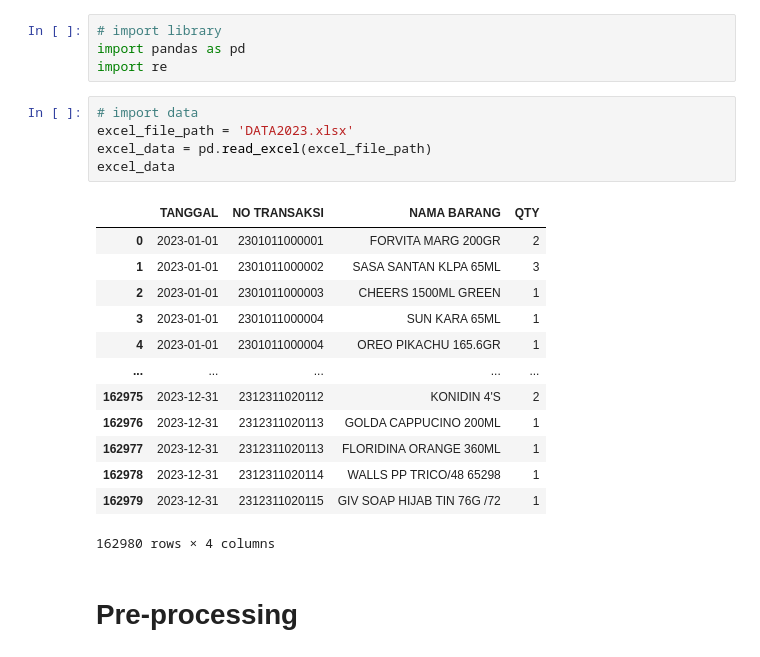
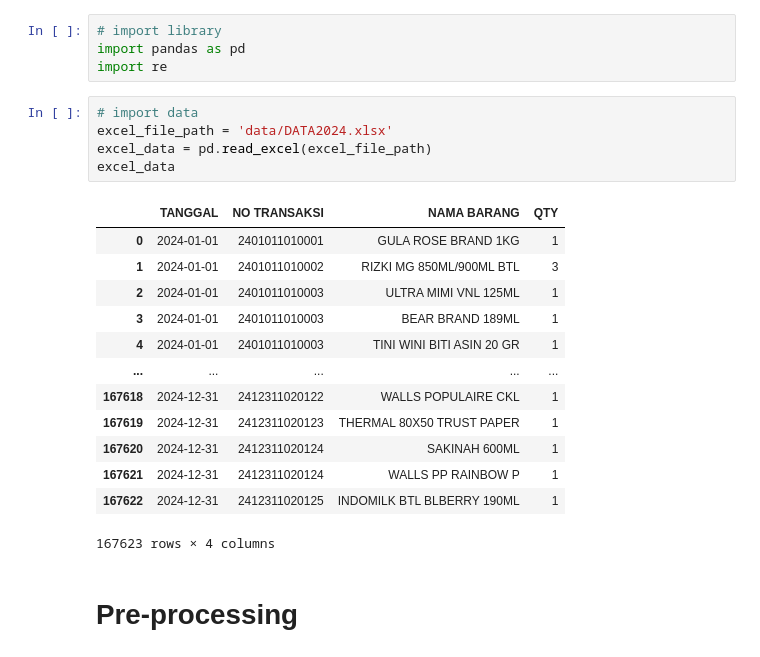
Before and after one commit to nadinealiyah/sakinah-mart, a Jupyter notebook: preprocessing_data.ipynb, the cells around one changed output. Cells and saved outputs as stored; diff of their text form.

```diff
--- a/preprocessing_data.ipynb
+++ b/preprocessing_data.ipynb
@@ -4,23 +4,23 @@ import pandas as pd
 import re
 # %%
 # import data
-excel_file_path = 'DATA2023.xlsx'
+excel_file_path = 'data/DATA2024.xlsx'
 excel_data = pd.read_excel(excel_file_path)
 excel_data
 # %% [output]
 |  | TANGGAL | NO TRANSAKSI | NAMA BARANG | QTY |
-| 0 | 2023-01-01 | 2301011000001 | FORVITA MARG 200GR | 2 |
-| 1 | 2023-01-01 | 2301011000002 | SASA SANTAN KLPA 65ML | 3 |
-| 2 | 2023-01-01 | 2301011000003 | CHEERS 1500ML GREEN | 1 |
-| 3 | 2023-01-01 | 2301011000004 | SUN KARA 65ML | 1 |
-| 4 | 2023-01-01 | 2301011000004 | OREO PIKACHU 165.6GR | 1 |
+| 0 | 2024-01-01 | 2401011010001 | GULA ROSE BRAND 1KG | 1 |
+| 1 | 2024-01-01 | 2401011010002 | RIZKI MG 850ML/900ML BTL | 3 |
+| 2 | 2024-01-01 | 2401011010003 | ULTRA MIMI VNL 125ML | 1 |
+| 3 | 2024-01-01 | 2401011010003 | BEAR BRAND 189ML | 1 |
+| 4 | 2024-01-01 | 2401011010003 | TINI WINI BITI ASIN 20 GR | 1 |
 | ... | ... | ... | ... | ... |
-| 162975 | 2023-12-31 | 2312311020112 | KONIDIN 4'S | 2 |
-| 162976 | 2023-12-31 | 2312311020113 | GOLDA CAPPUCINO 200ML | 1 |
-| 162977 | 2023-12-31 | 2312311020113 | FLORIDINA ORANGE 360ML | 1 |
-| 162978 | 2023-12-31 | 2312311020114 | WALLS PP TRICO/48 65298 | 1 |
-| 162979 | 2023-12-31 | 2312311020115 | GIV SOAP HIJAB TIN 76G /72 | 1 |
+| 167618 | 2024-12-31 | 2412311020122 | WALLS POPULAIRE CKL | 1 |
+| 167619 | 2024-12-31 | 2412311020123 | THERMAL 80X50 TRUST PAPER | 1 |
+| 167620 | 2024-12-31 | 2412311020124 | SAKINAH 600ML | 1 |
+| 167621 | 2024-12-31 | 2412311020124 | WALLS PP RAINBOW P | 1 |
+| 167622 | 2024-12-31 | 2412311020125 | INDOMILK BTL BLBERRY 190ML | 1 |
-162980 rows × 4 columns
+167623 rows × 4 columns
 # %% [markdown]
 # **Pre-processing**
 # %% [markdown]
```
Also changed, not shown: parts of 2 cells of this notebook, 33 other files.
